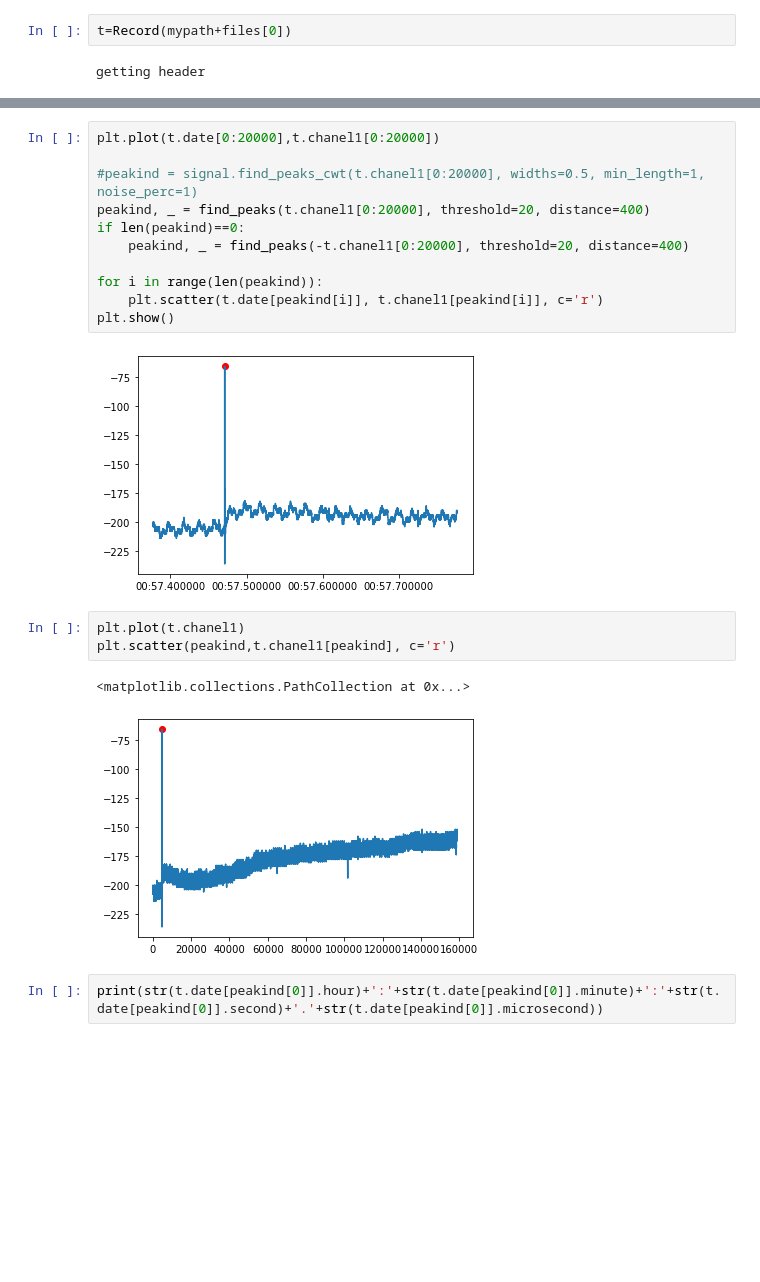
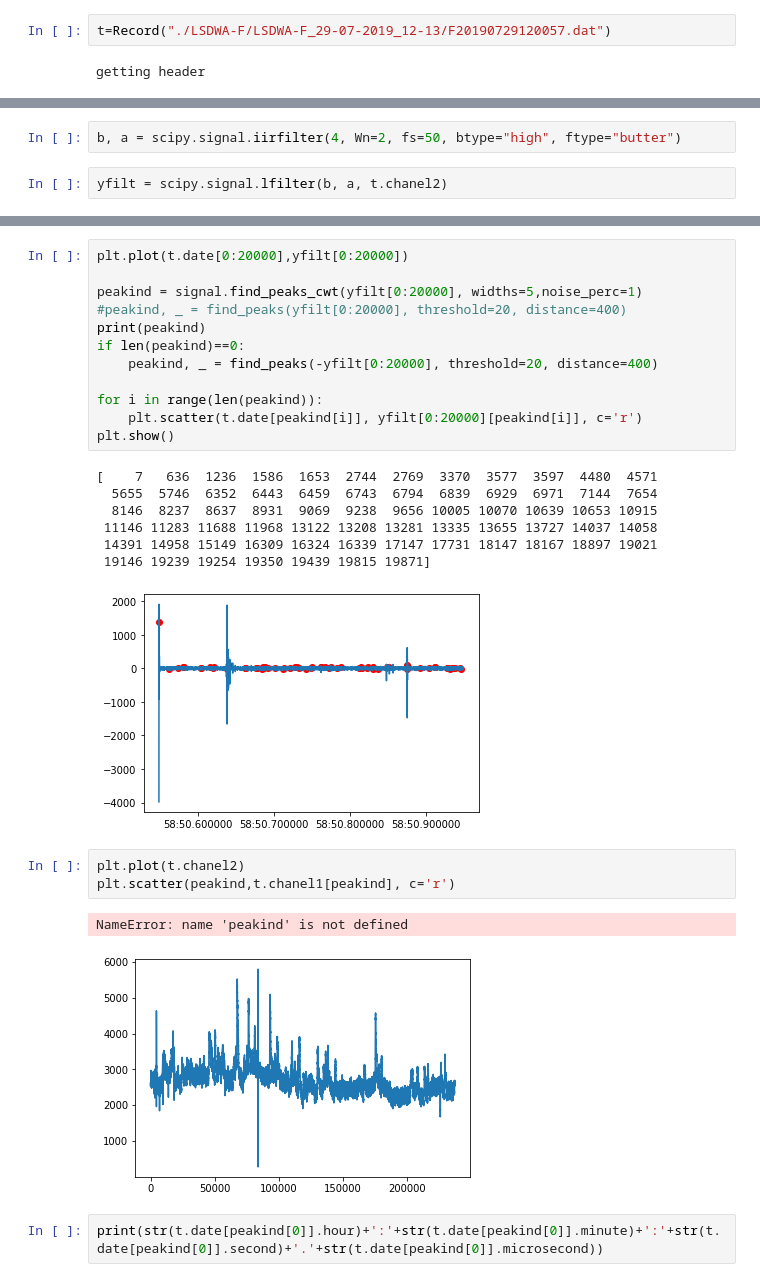
Before and after one commit to AgnieszkaMakulska/LSDWA, a Jupyter notebook: Praktyki.ipynb, the cells around one changed output, grey strips where cells are left out. Cells and saved outputs as stored; diff of their text form; blank space fills up the shorter version.

```diff
--- a/Praktyki.ipynb
+++ b/Praktyki.ipynb
@@ -11,5 +12,5 @@ mypath='C:/Users/Lenovo/Desktop/Praktyka-2022/LSDWA-F/LSDWA-F_29-07-2019_12-13/'
 files = [f for f in listdir(mypath) if isfile(join(mypath, f))]
 # %%
-t=Record(mypath+files[0])
+t=Record("./LSDWA-F/LSDWA-F_29-07-2019_12-13/F20190729120057.dat")
 # %% [output]
 getting header
@@ -15,0 +21,4 @@ getting header
+# %%
+b, a = scipy.signal.iirfilter(4, Wn=2, fs=50, btype="high", ftype="butter")
+# %%
+yfilt = scipy.signal.lfilter(b, a, t.chanel2)
@@ -16,22 +44,29 @@ getting header
 # %%
-plt.plot(t.date[0:20000],t.chanel1[0:20000])
+plt.plot(t.date[0:20000],yfilt[0:20000])
 
-#peakind = signal.find_peaks_cwt(t.chanel1[0:20000], widths=0.5, min_length=1, noise_perc=1)
-peakind, _ = find_peaks(t.chanel1[0:20000], threshold=20, distance=400)
+peakind = signal.find_peaks_cwt(yfilt[0:20000], widths=5,noise_perc=1)
+#peakind, _ = find_peaks(yfilt[0:20000], threshold=20, distance=400)
+print(peakind)
 if len(peakind)==0:
-    peakind, _ = find_peaks(-t.chanel1[0:20000], threshold=20, distance=400)
+    peakind, _ = find_peaks(-yfilt[0:20000], threshold=20, distance=400)
 
 for i in range(len(peakind)):
-    plt.scatter(t.date[peakind[i]], t.chanel1[peakind[i]], c='r')
+    plt.scatter(t.date[peakind[i]], yfilt[0:20000][peakind[i]], c='r')
 plt.show()
 # %% [output]
+[    7   636  1236  1586  1653  2744  2769  3370  3577  3597  4480  4571
+  5655  5746  6352  6443  6459  6743  6794  6839  6929  6971  7144  7654
+  8146  8237  8637  8931  9069  9238  9656 10005 10070 10639 10653 10915
+ 11146 11283 11688 11968 13122 13208 13281 13335 13655 13727 14037 14058
+ 14391 14958 15149 16309 16324 16339 17147 17731 18147 18167 18897 19021
+ 19146 19239 19254 19350 19439 19815 19871]
-[figure, old version]
+[figure, new version]
 # %%
-plt.plot(t.chanel1)
+plt.plot(t.chanel2)
 plt.scatter(peakind,t.chanel1[peakind], c='r')
 # %% [output]
-<matplotlib.collections.PathCollection at 0x...>
+NameError: name 'peakind' is not defined
-[figure, old version]
+[figure, new version]
 # %%
 print(str(t.date[peakind[0]].hour)+':'+str(t.date[peakind[0]].minute)+':'+str(t.date[peakind[0]].second)+'.'+str(t.date[peakind[0]].microsecond))
 # %% [output]
```
Also changed, not shown: parts of 6 cells of this notebook.
